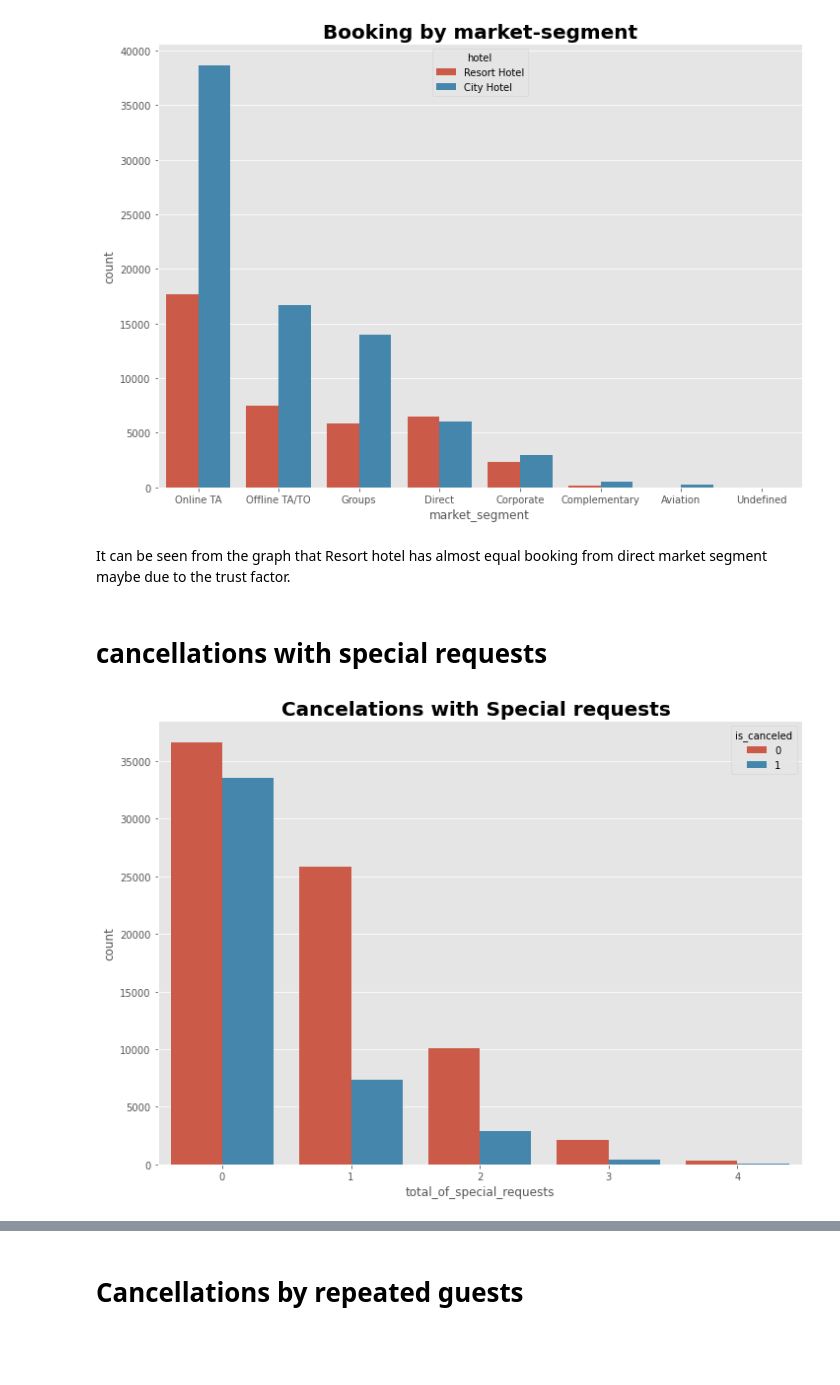
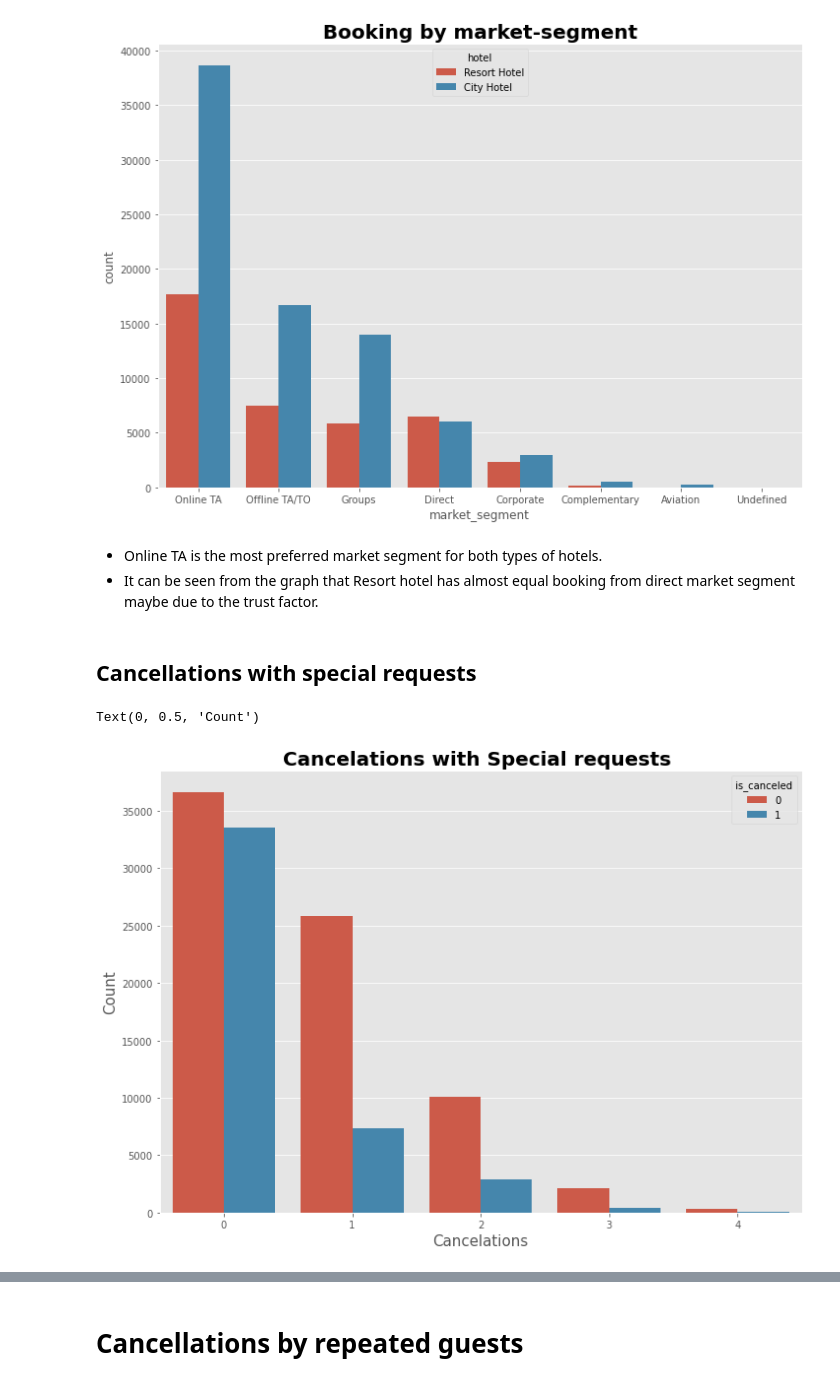
Before and after one commit to aynaval/Hotel-booking-analysis_EDA, a Jupyter notebook: EDA_Capstone_Project.ipynb, the cells around one changed output, grey strips where cells are left out. Drawn from its saved outputs; the diff is of its cells as text; code cells hidden in the pictures; blank space fills up the shorter version.

```diff
--- a/EDA_Capstone_Project.ipynb
+++ b/EDA_Capstone_Project.ipynb
@@ -610,12 +708,16 @@ plt.title('Booking by market-segment',fontsize=20,fontweight='bold');
 # %% [output]
 [figure]
 # %% [markdown]
-It can be seen from the graph that Resort hotel has almost equal booking from direct market segment maybe due to the trust factor.
+* Online TA is the most preferred market segment for both types of hotels.
+* It can be seen from the graph that Resort hotel has almost equal booking from direct market segment maybe due to the trust factor.
 # %% [markdown]
-# cancellations with special requests
+## Cancellations with special requests
 # %%
 sns.countplot(data=data,x='total_of_special_requests',hue='is_canceled')
 plt.title('Cancelations with Special requests ',fontsize=20,fontweight='bold');
+plt.xlabel('Cancelations',fontsize=15)
+plt.ylabel('Count',fontsize=15)
 # %% [output]
+Text(0, 0.5, 'Count')
-[figure, old version]
+[figure, new version]
 # %% [markdown]
```
Also changed, not shown: parts of 116 cells of this notebook.
